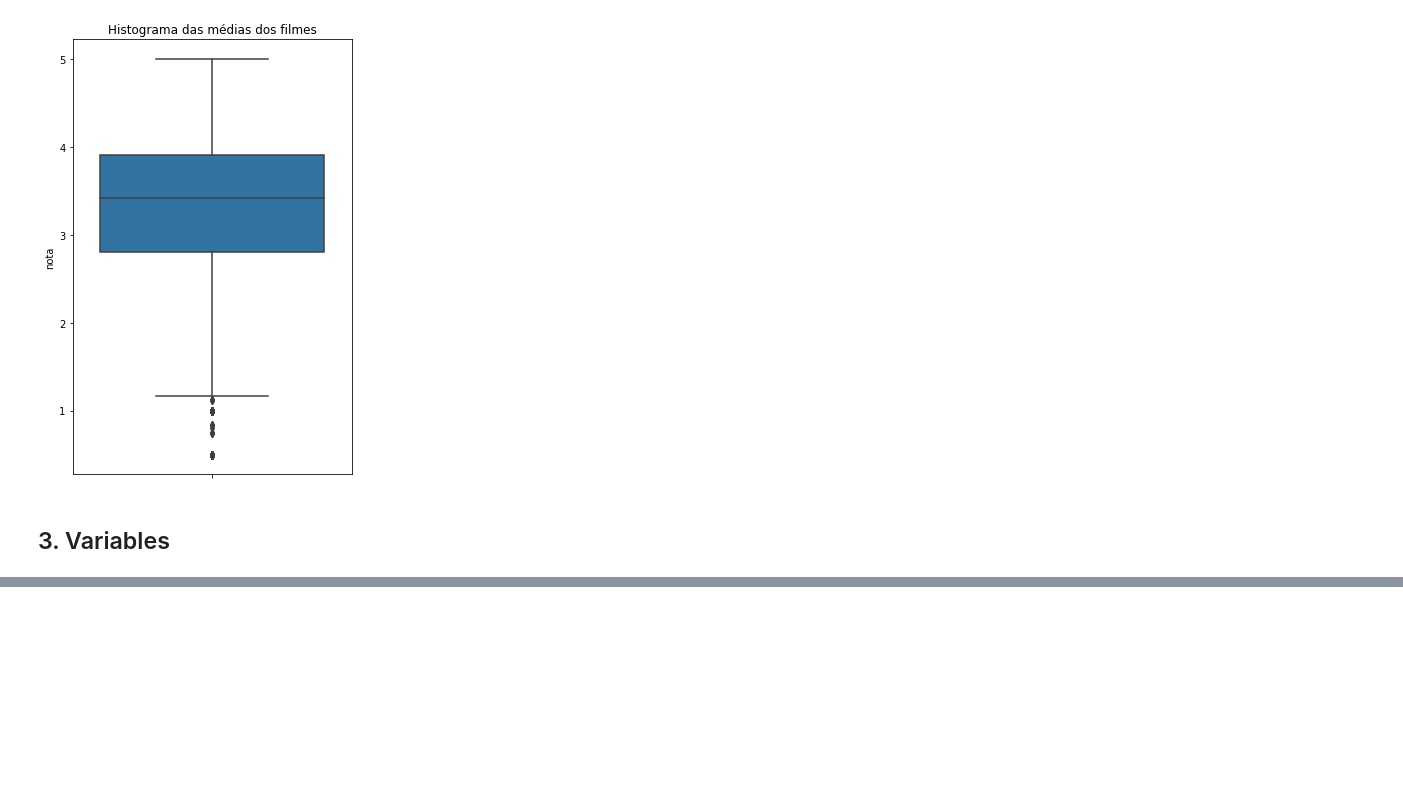
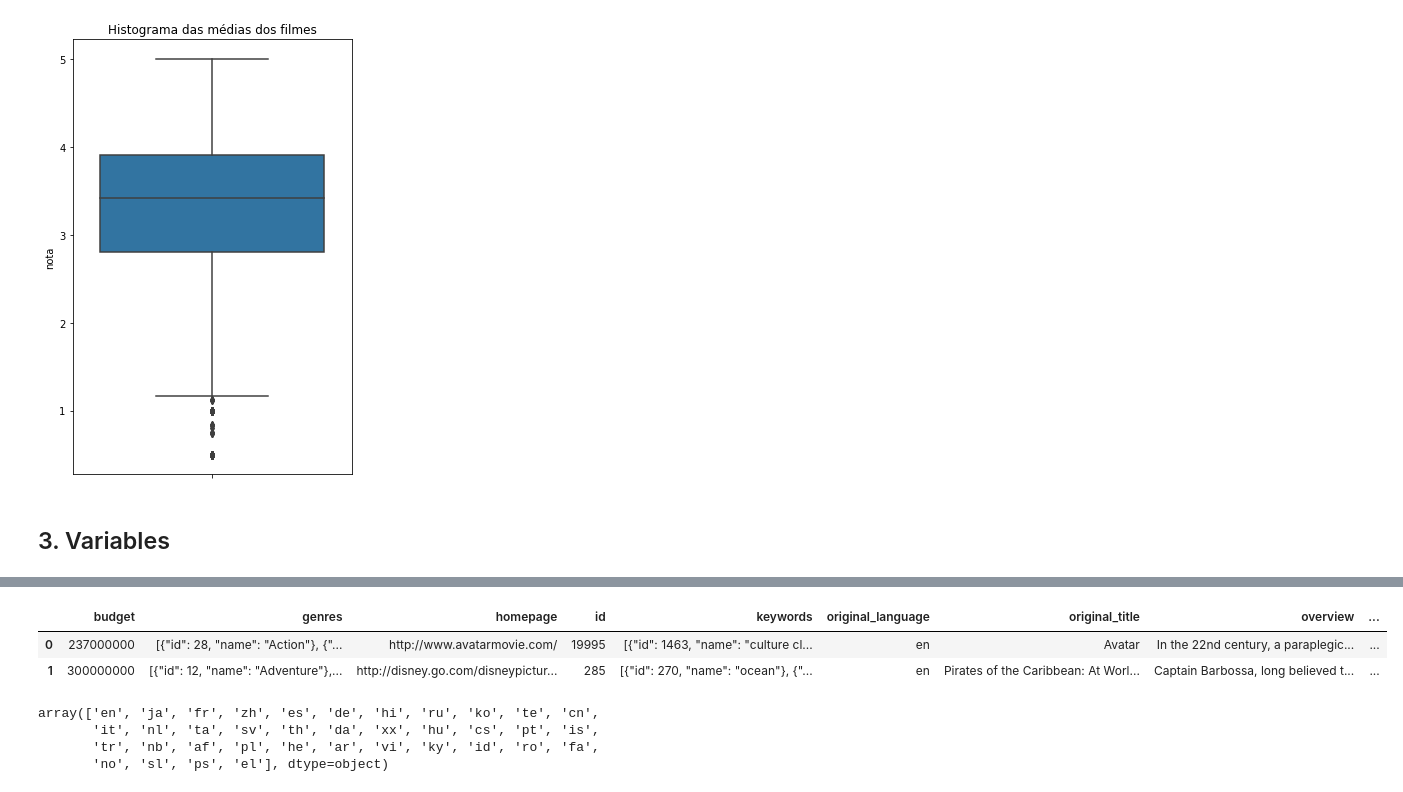
Before and after one commit to danielfsilva88/alura-projects, a Jupyter notebook: python-alura-projects/data-science/data-analysis-and-visualization/1.intro-to-data-science.ipynb, the cells around one changed output, grey strips where cells are left out. Cells and saved outputs as stored; diff of their text form; code cells hidden in the pictures; blank space fills up the shorter version.

Commit message:
add class 3 from intro ds course

```diff
--- a/python-alura-projects/data-science/data-analysis-and-visualization/1.intro-to-data-science.ipynb
+++ b/python-alura-projects/data-science/data-analysis-and-visualization/1.intro-to-data-science.ipynb
@@ -354,0 +364,16 @@ Text(0.5, 1.0, 'Histograma das médias dos filmes')
+# %%
+import pandas as pd
+
+tmdb = pd.read_csv("https://raw.githubusercontent.com/alura-cursos/introducao-a-data-science/master/aula3.1/tmdb_5000_movies.csv")
+tmdb.head(2)
+# %% [output]
+|  | budget | genres | homepage | id | keywords | original_language | original_title | overview | ... |
+| 0 | 237000000 | [{"id": 28, "name": "Action"}, {"... | http://www.avatarmovie.com/ | 19995 | [{"id": 1463, "name": "culture cl... | en | Avatar | In the 22nd century, a paraplegic... | ... |
+| 1 | 300000000 | [{"id": 12, "name": "Adventure"},... | http://disney.go.com/disneypictur... | 285 | [{"id": 270, "name": "ocean"}, {"... | en | Pirates of the Caribbean: At Worl... | Captain Barbossa, long believed t... | ... |
+# %%
+tmdb.original_language.unique()
+# %% [output]
+array(['en', 'ja', 'fr', 'zh', 'es', 'de', 'hi', 'ru', 'ko', 'te', 'cn',
+       'it', 'nl', 'ta', 'sv', 'th', 'da', 'xx', 'hu', 'cs', 'pt', 'is',
+       'tr', 'nb', 'af', 'pl', 'he', 'ar', 'vi', 'ky', 'id', 'ro', 'fa',
+       'no', 'sl', 'ps', 'el'], dtype=object)
```
Also changed, not shown: parts of 4 cells of this notebook.
